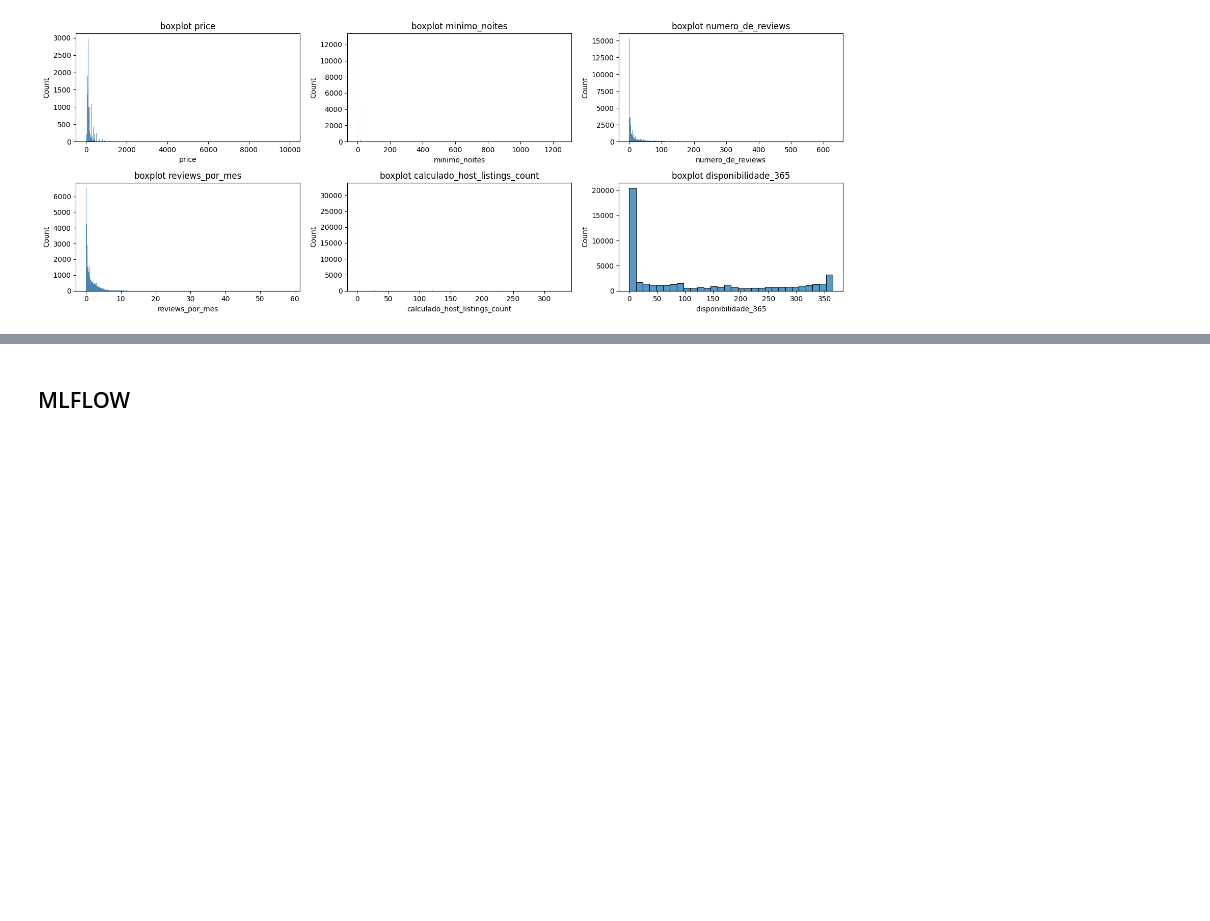
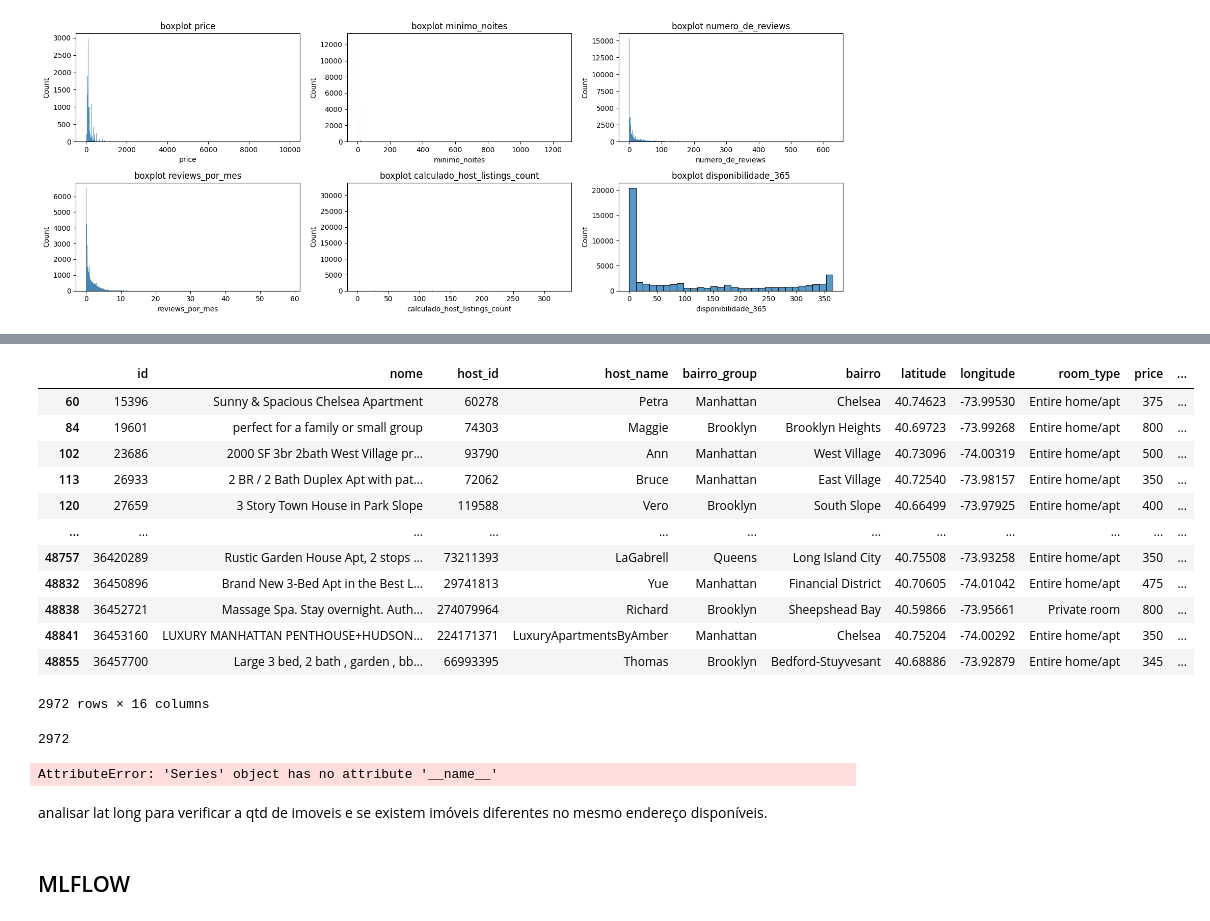
Before and after one commit to AurelioGuilherme/AmbienteDeDesenvolvimento, a Jupyter notebook: Notebooks/data_understanding.ipynb, the cells around one changed output, grey strips where cells are left out. Drawn from its saved outputs; the diff is of its cells as text; code cells hidden in the pictures; blank space fills up the shorter version.

```diff
--- a/Notebooks/data_understanding.ipynb
+++ b/Notebooks/data_understanding.ipynb
@@ -138,3 +218,29 @@ plt.show()
+# %%
+df.query('price > @upper_bound')
+# %% [output]
+|  | id | nome | host_id | host_name | bairro_group | bairro | latitude | longitude | room_type | price | ... |
+| 60 | 15396 | Sunny & Spacious Chelsea Apartment | 60278 | Petra | Manhattan | Chelsea | 40.74623 | -73.99530 | Entire home/apt | 375 | ... |
+| 84 | 19601 | perfect for a family or small group | 74303 | Maggie | Brooklyn | Brooklyn Heights | 40.69723 | -73.99268 | Entire home/apt | 800 | ... |
+| 102 | 23686 | 2000 SF 3br 2bath West Village pr... | 93790 | Ann | Manhattan | West Village | 40.73096 | -74.00319 | Entire home/apt | 500 | ... |
+| 113 | 26933 | 2 BR / 2 Bath Duplex Apt with pat... | 72062 | Bruce | Manhattan | East Village | 40.72540 | -73.98157 | Entire home/apt | 350 | ... |
+| 120 | 27659 | 3 Story Town House in Park Slope | 119588 | Vero | Brooklyn | South Slope | 40.66499 | -73.97925 | Entire home/apt | 400 | ... |
+| ... | ... | ... | ... | ... | ... | ... | ... | ... | ... | ... | ... |
+| 48757 | 36420289 | Rustic Garden House Apt, 2 stops ... | 73211393 | LaGabrell | Queens | Long Island City | 40.75508 | -73.93258 | Entire home/apt | 350 | ... |
+| 48832 | 36450896 | Brand New 3-Bed Apt in the Best L... | 29741813 | Yue | Manhattan | Financial District | 40.70605 | -74.01042 | Entire home/apt | 475 | ... |
+| 48838 | 36452721 | Massage Spa. Stay overnight. Auth... | 274079964 | Richard | Brooklyn | Sheepshead Bay | 40.59866 | -73.95661 | Private room | 800 | ... |
+| 48841 | 36453160 | LUXURY MANHATTAN PENTHOUSE+HUDSON... | 224171371 | LuxuryApartmentsByAmber | Manhattan | Chelsea | 40.75204 | -74.00292 | Entire home/apt | 350 | ... |
+| 48855 | 36457700 | Large 3 bed, 2 bath , garden , bb... | 66993395 | Thomas | Brooklyn | Bedford-Stuyvesant | 40.68886 | -73.92879 | Entire home/apt | 345 | ... |
+2972 rows × 16 columns
+# %%
+len(df.query('price > @upper_bound'))
+# %% [output]
+2972
+# %%
+df.price
+# %% [output]
+AttributeError: 'Series' object has no attribute '__name__'
+# %% [markdown]
+analisar lat long para verificar a qtd de imoveis e se existem imóveis diferentes no mesmo endereço disponíveis.
 # %% [markdown]
 ## MLFLOW
 # %%
```
Also changed, not shown: parts of 10 cells of this notebook, 3 other files.
